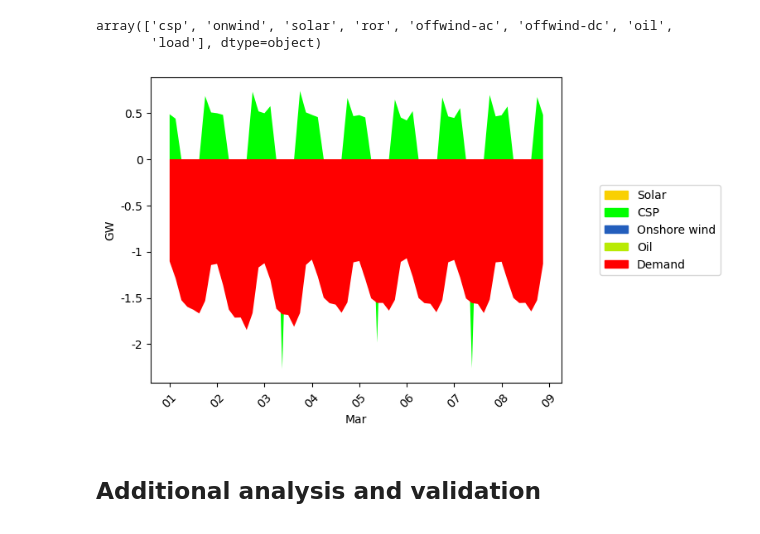
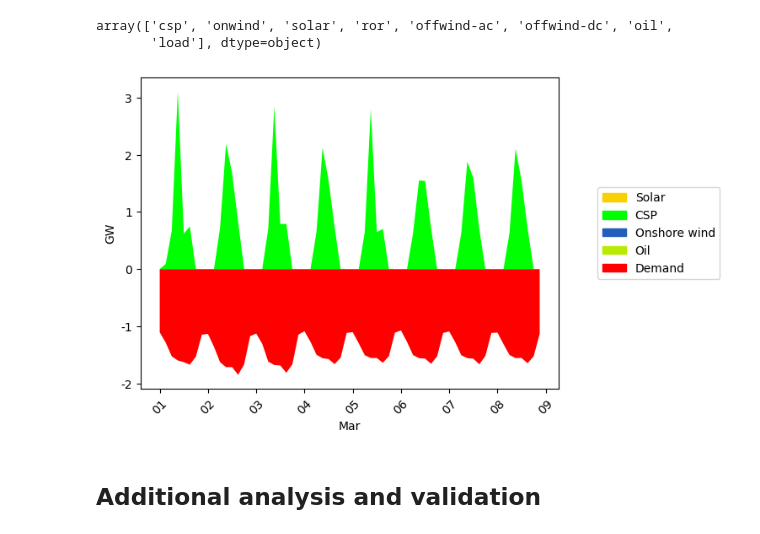
Before and after one commit to GbotemiB/csp-design, a Jupyter notebook: generation_mix_notebooks/CD_sample_network_analysis.ipynb, the cells around one changed output. Saved outputs shown, nothing was run; the diff lists cells and outputs as text; code cells hidden in the pictures.

Commit message:
changed csp from store to generator

```diff
--- a/generation_mix_notebooks/CD_sample_network_analysis.ipynb
+++ b/generation_mix_notebooks/CD_sample_network_analysis.ipynb
@@ -352,8 +352,7 @@ second_date = "2013-03-08"
 oil = n.generators_t.p.loc[first_date:second_date].groupby(n.generators.carrier, axis=1).sum()["oil"]
 onwind = n.generators_t.p.loc[first_date:second_date].groupby(n.generators.carrier, axis=1).sum()["onwind"]
 solar = n.generators_t.p.loc[first_date:second_date].groupby(n.generators.carrier, axis=1).sum()["solar"]
-# nuclear = n.generators_t.p.loc[first_date:second_date].groupby(n.generators.carrier, axis=1).sum()["nuclear"]
-csp = n.stores_t.p.loc[first_date:second_date].groupby(n.stores.carrier, axis=1).sum()["csp"]
+csp = n.generators_t.p.loc[first_date:second_date].groupby(n.generators.carrier, axis=1).sum()["csp"]
 demand = n.loads_t.p_set.loc[first_date:second_date].sum(axis=1)*-1
 
 fig, ax=plt.subplots()
@@ -368,34 +367,34 @@ fig, ax=plt.subplots()
 # for i in battery:
 #     if i > 0:
 #         pbattery.append(i)
 #     else:
 #         pbattery.append(0)
 A = plt.stackplot(oil.index, solar, csp, onwind, oil, colors=['#f9d002', '#00ff00', '#235ebc','#b8ea04'], zorder = 3)
 plt.stackplot(oil.index, demand, colors=['#FF0000','#ea048a'], zorder = 3)
 plt.xticks(rotation = 45)
 plt.yticks()
 scale_y = 1e3
 ticks_y = ticker.FuncFormatter(lambda x, pos: '{0:g}'.format(x/scale_y))
 ax.yaxis.set_major_formatter(ticks_y)
 myFmt = mdates.DateFormatter('%d')
 ax.xaxis.set_major_formatter(myFmt)
 ax.set_ylabel('GW')
 ax.set_xlabel('Mar')
 
 ccgt_patch = mpatches.Patch(color='#b20101', label ='CCGT')
 coal_patch = mpatches.Patch(color='#d35050', label ='coal')
 wind_patch = mpatches.Patch(color='#235ebc', label ='Onshore wind')
 solar_patch = mpatches.Patch(color='#f9d002', label ='Solar')
 oil_patch = mpatches.Patch(color='#b8ea04', label ='Oil')
 csp_patch = mpatches.Patch(color='#00ff00', label ='CSP')
 nuclear_patch = mpatches.Patch(color='#808080', label ='Nuclear')
 load_patch = mpatches.Patch(color='#FF0000', label ='Demand')
 handles=[solar_patch,csp_patch,wind_patch,oil_patch,load_patch]
 ax.legend(handles=handles, loc="center right", bbox_to_anchor=(1.4, 0.5))
 plt.show()
 #fig.savefig("path")
 # %% [output]
-[figure, old version]
+[figure, new version]
 # %% [markdown]
 ## Additional analysis and validation
 # %% [markdown]
```
Also changed, not shown: parts of 12 cells of this notebook, 3 other files.
